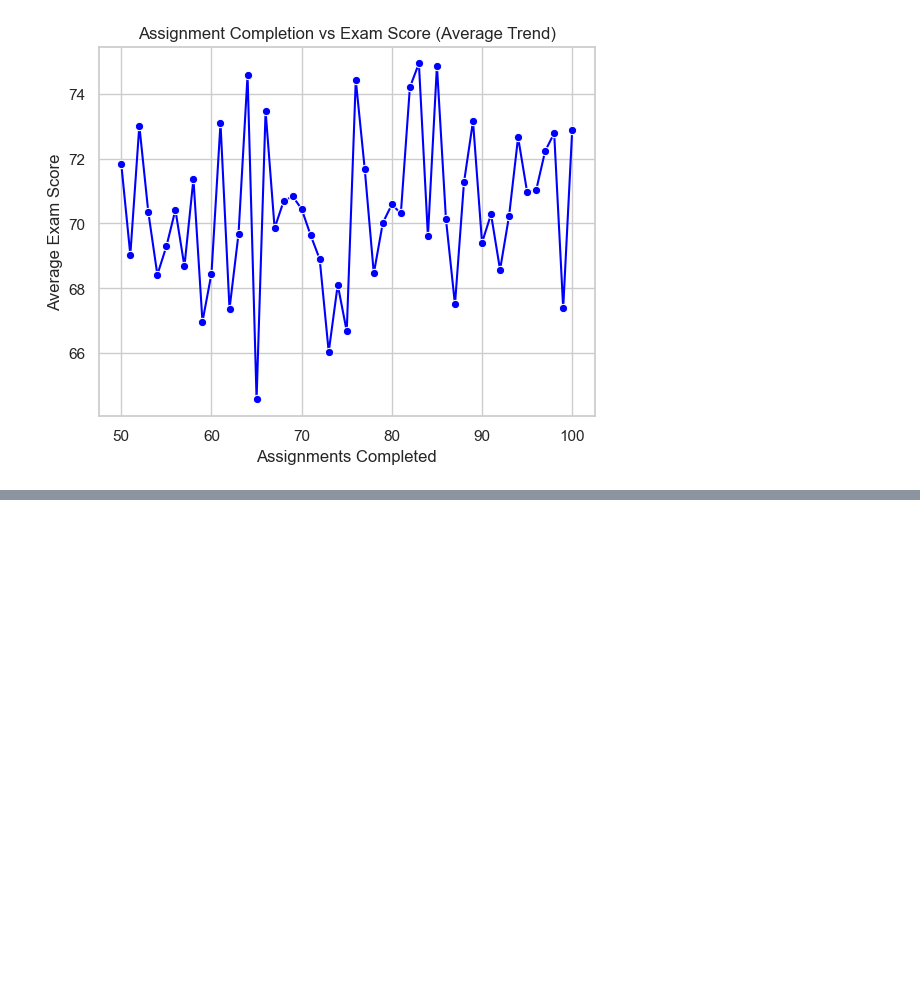
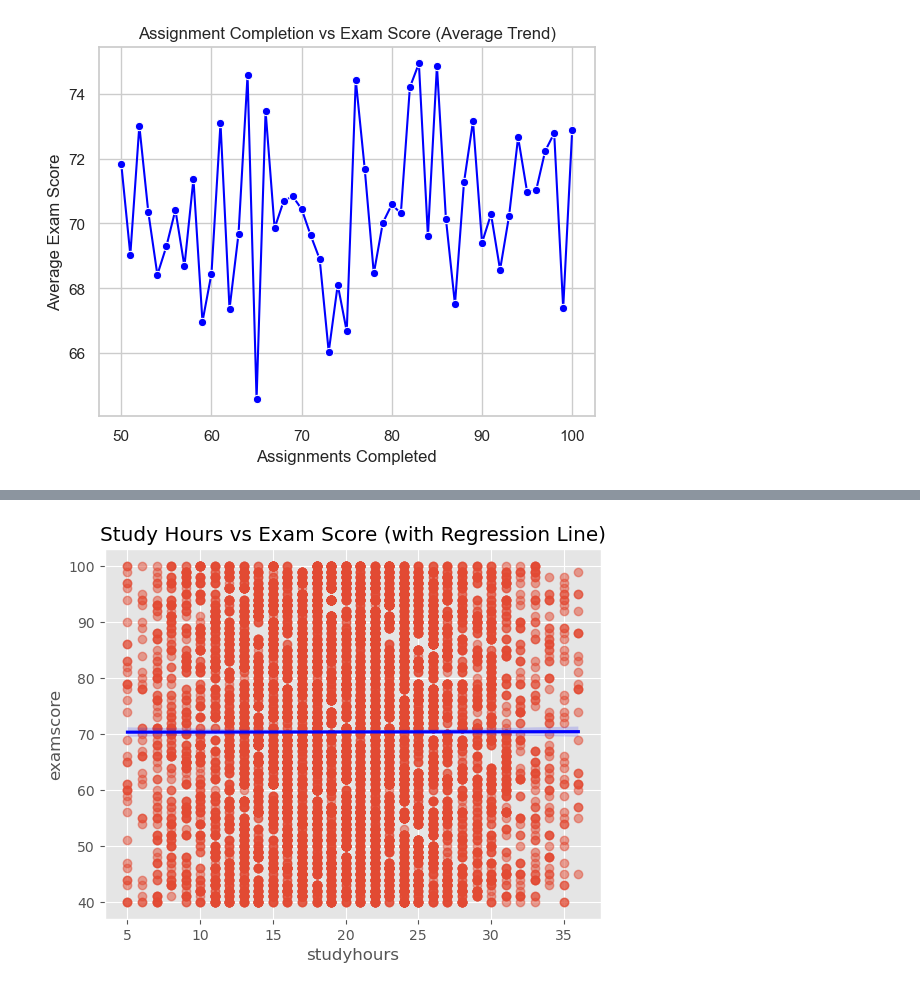
Before and after one commit to VIG2K3/BIG_DATA_PROJECT, a Jupyter notebook: EDA Analysis/Bivariate Analysis.ipynb, the cells around one changed output, grey strips where cells are left out. Saved outputs shown, nothing was run; the diff lists cells and outputs as text; code cells hidden in the pictures; blank space fills up the shorter version.

```diff
--- a/EDA Analysis/Bivariate Analysis.ipynb
+++ b/EDA Analysis/Bivariate Analysis.ipynb
@@ -467,0 +555,6 @@ Other variables or thresholds might moderate this effect.
+# %%
+sns.regplot(x='studyhours', y='examscore', data=df, scatter_kws={'alpha':0.5}, line_kws={'color':'blue'})
+plt.title('Study Hours vs Exam Score (with Regression Line)')
+plt.show()
+# %% [output]
+[figure, added]
```
Also changed, not shown: parts of 4 cells of this notebook, 2 other files.
